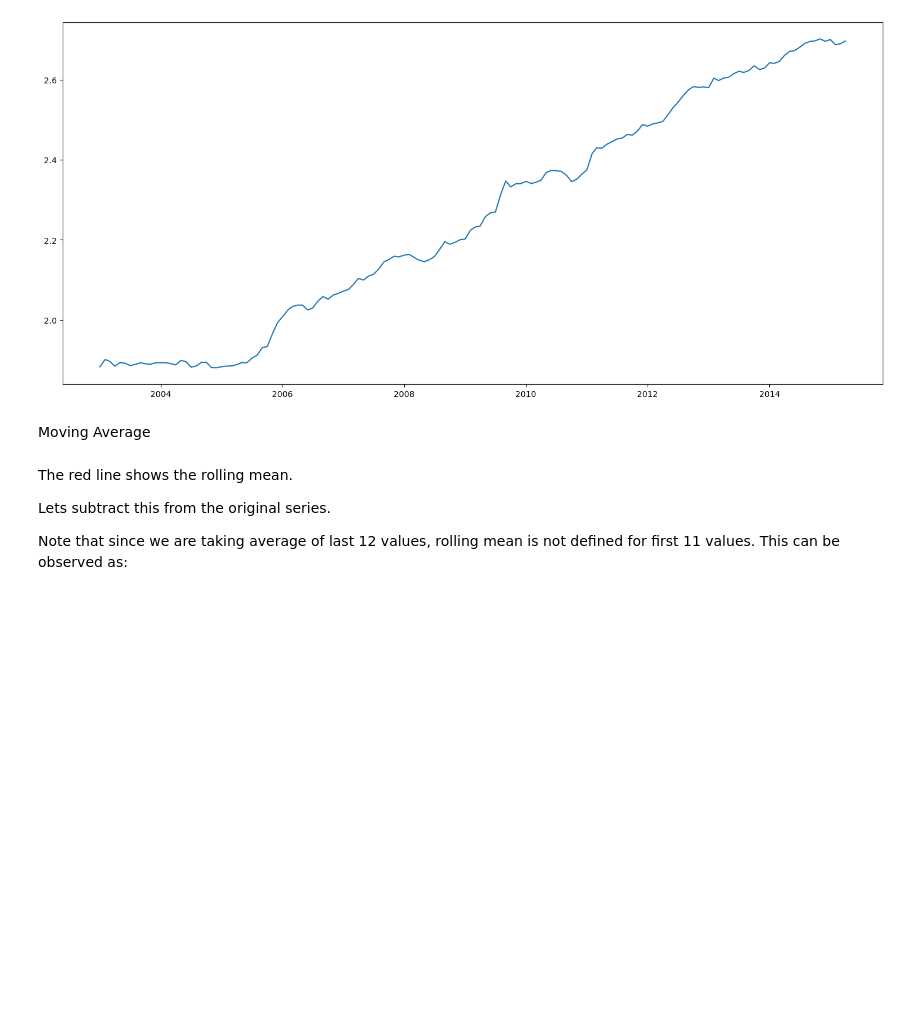
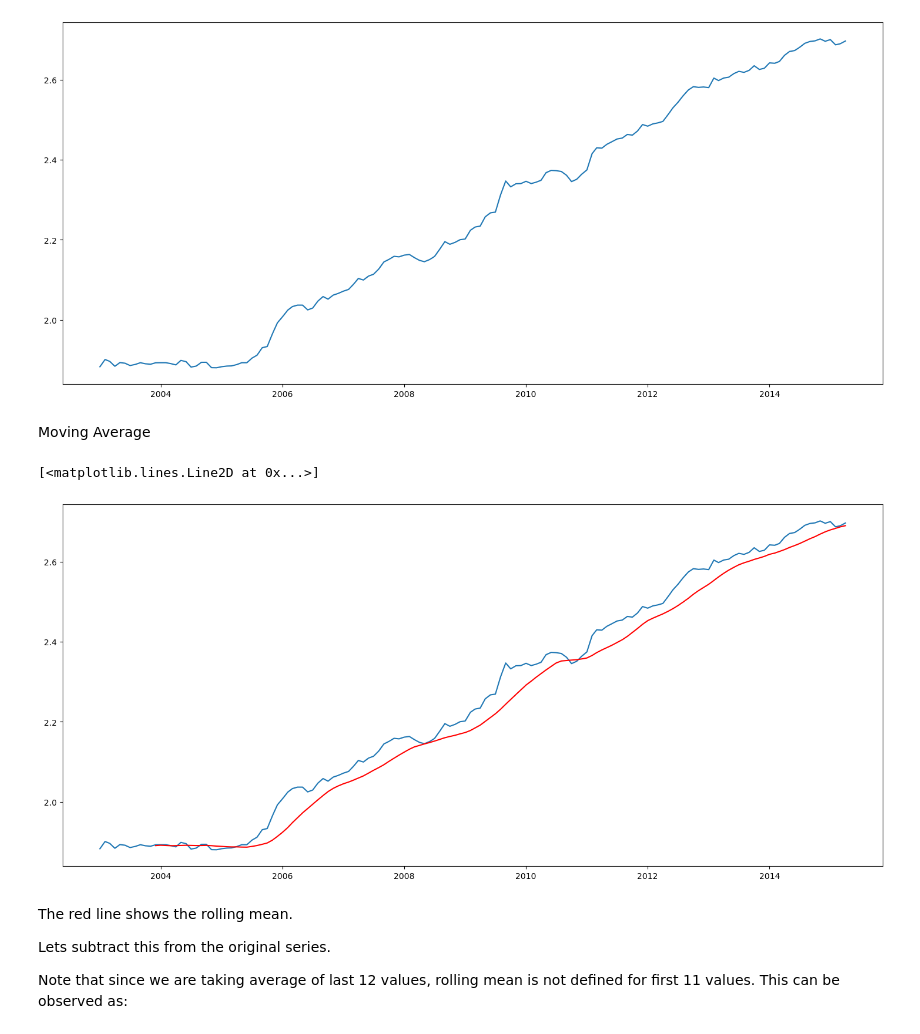
Before and after one commit to shaileshpendams/BYOP-Forcasting, a Jupyter notebook: BYOP.ipynb, the cells around one changed output. Saved outputs shown, nothing was run; the diff lists cells and outputs as text; code cells hidden in the pictures; blank space fills up the shorter version.

```diff
--- a/BYOP.ipynb
+++ b/BYOP.ipynb
@@ -439,9 +435,12 @@ plt.plot(ts_log)
 # %% [markdown]
 Moving Average
 # %%
-# moving_avg = ts_log.rolling(12).mean()
-# plt.plot(ts_log)
-# plt.plot(moving_avg, color='red')
+moving_avg = ts_log.rolling(12).mean()
+plt.plot(ts_log)
+plt.plot(moving_avg, color='red')
+# %% [output]
+[<matplotlib.lines.Line2D at 0x...>]
+[figure, added]
 # %% [markdown]
 The red line shows the rolling mean.
 
```
Also changed, not shown: parts of 6 cells of this notebook, 7 other files.
